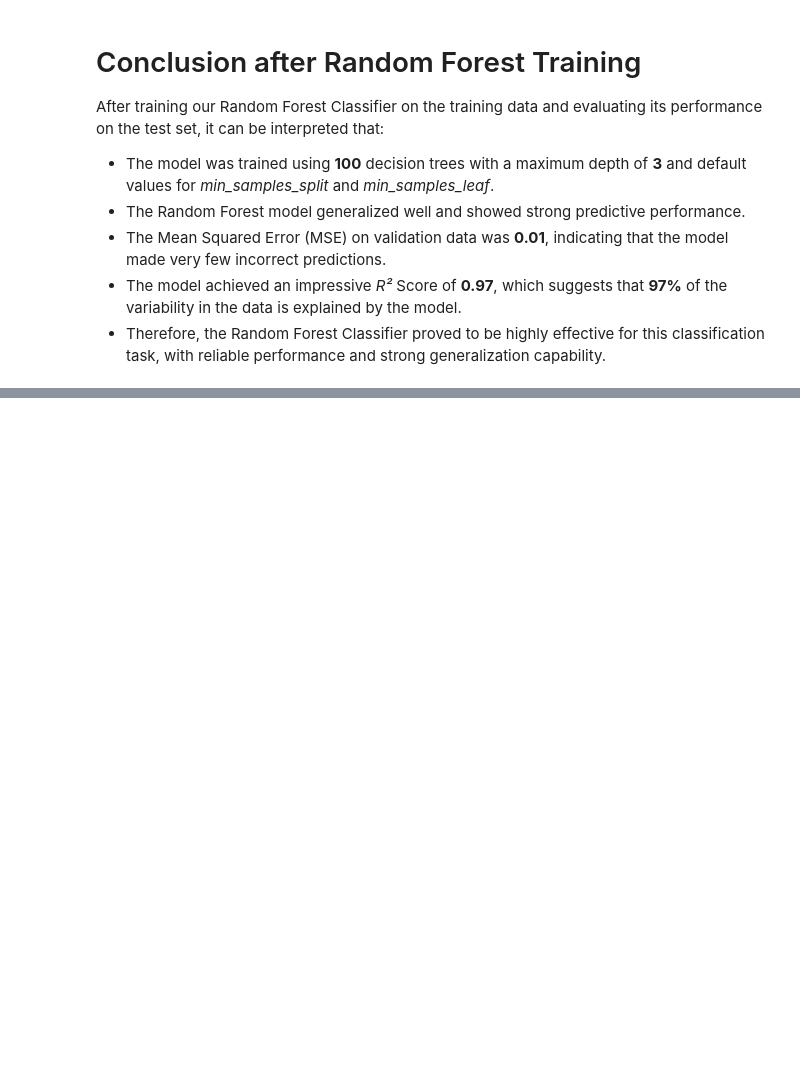
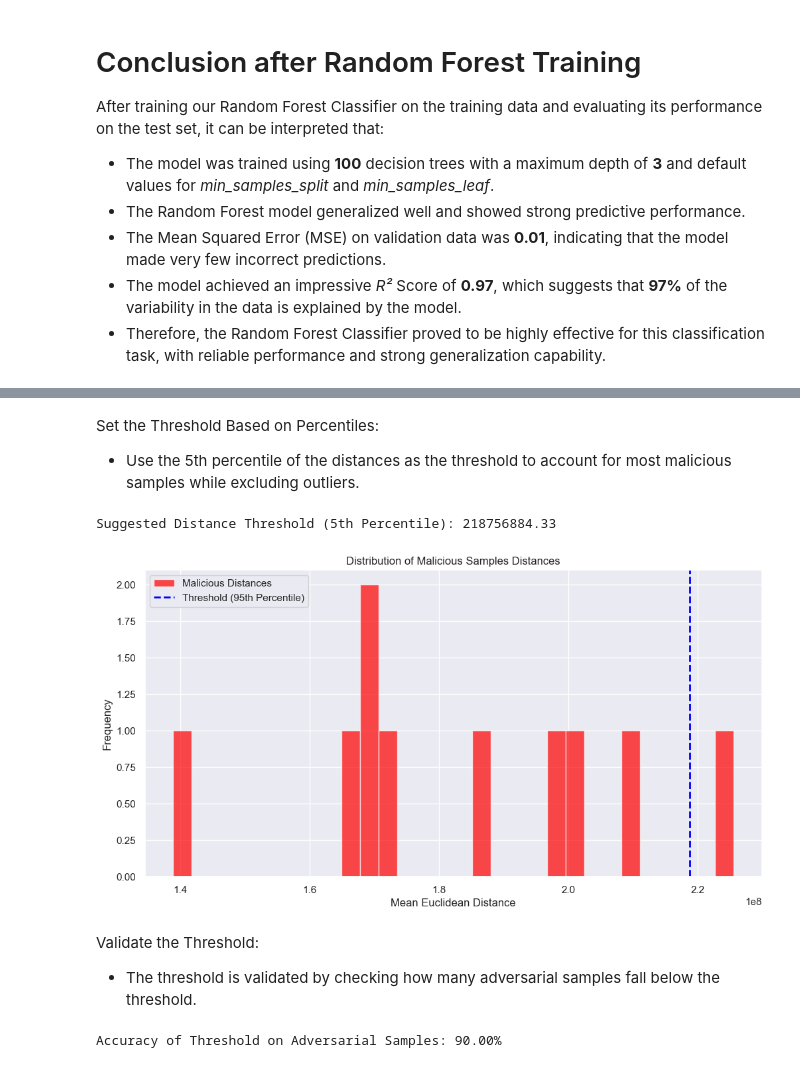
Before and after one commit to s-m-sharjeel/counterfactual-ml-ids, a Jupyter notebook: cicids-ids-2018-using-randomforest.ipynb, the cells around one changed output, grey strips where cells are left out. Drawn from its saved outputs; the diff is of its cells as text; code cells hidden in the pictures; blank space fills up the shorter version.

Commit message:
final commit
finalized the notebook. picks a test sample from the adversarial_samples.csv (after creating adversarials in it), then classifies it as malicious or benign

```diff
--- a/cicids-ids-2018-using-randomforest.ipynb
+++ b/cicids-ids-2018-using-randomforest.ipynb
@@ -642,0 +402,33 @@ Corrected Malicious: 2
+# %% [markdown]
+Set the Threshold Based on Percentiles:
+- Use the 5th percentile of the distances as the threshold to account for most malicious samples while excluding outliers.
+# %%
+# Set the threshold as the 5th percentile of malicious distances
+distance_threshold = np.percentile(malicious_distances, 95)
+print(f"Suggested Distance Threshold (95th Percentile): {distance_threshold:.2f}")
+
+# Visualize the distribution of distances
+import matplotlib.pyplot as plt
+
+plt.hist(malicious_distances, bins=30, alpha=0.7, color='red', label='Malicious Distances')
+plt.axvline(distance_threshold, color='blue', linestyle='dashed', linewidth=2, label='Threshold (95th Percentile)')
+plt.xlabel('Mean Euclidean Distance')
+plt.ylabel('Frequency')
+plt.title('Distribution of Malicious Samples Distances')
+plt.legend()
+plt.show()
+# %% [output]
+Suggested Distance Threshold (5th Percentile): 218756884.33
+[figure, added]
+# %% [markdown]
+Validate the Threshold:
+- The threshold is validated by checking how many adversarial samples fall below the threshold.
+# %%
+# Validate the threshold
+adversarial_classified_as_adversarial = malicious_distances <= distance_threshold
+
+# Print validation results
+accuracy = adversarial_classified_as_adversarial.sum() / len(malicious_distances) * 100
+print(f"Accuracy of Threshold on Adversarial Samples: {accuracy:.2f}%")
+# %% [output]
+Accuracy of Threshold on Adversarial Samples: 90.00%
```
Also changed, not shown: parts of 18 cells of this notebook, 1 other file.
